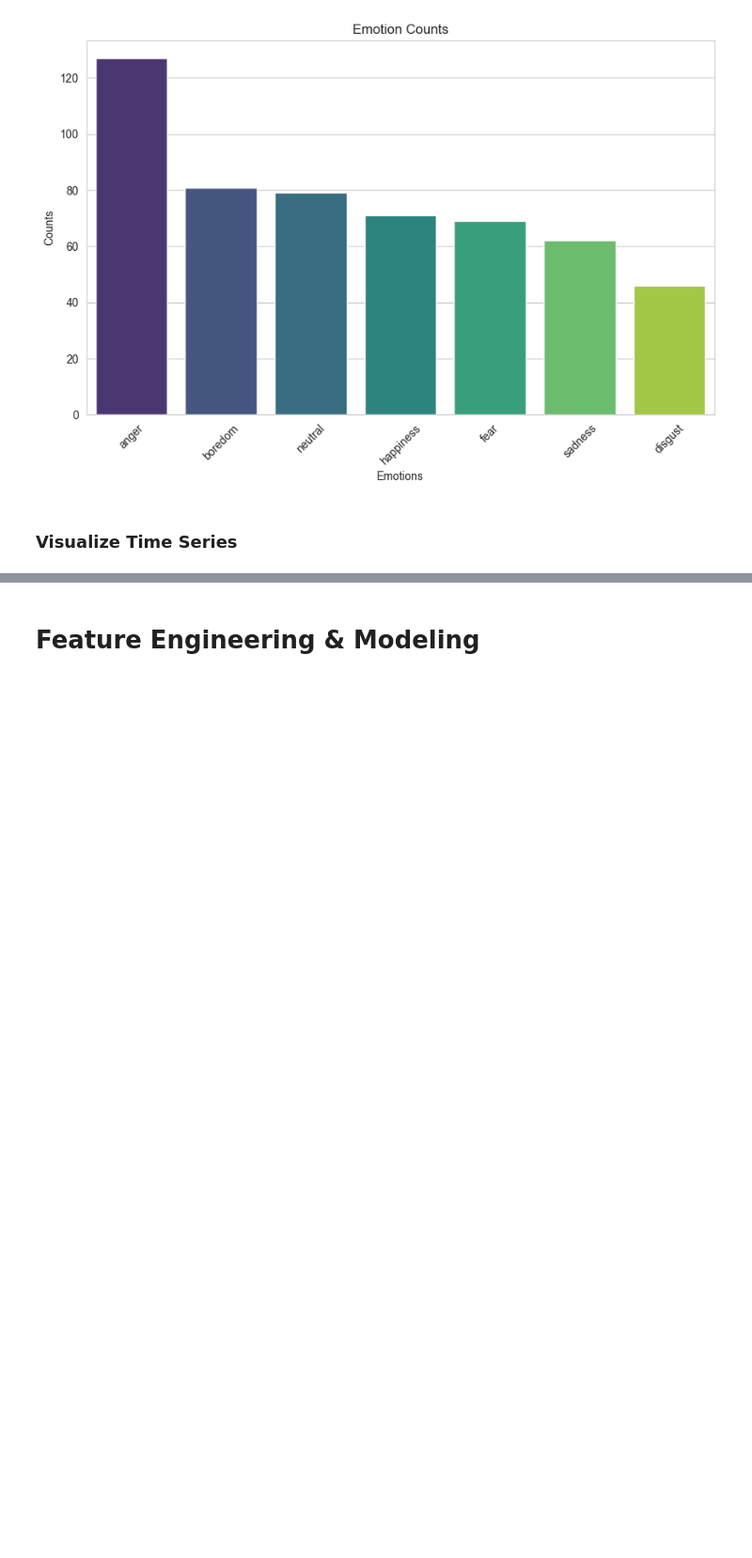
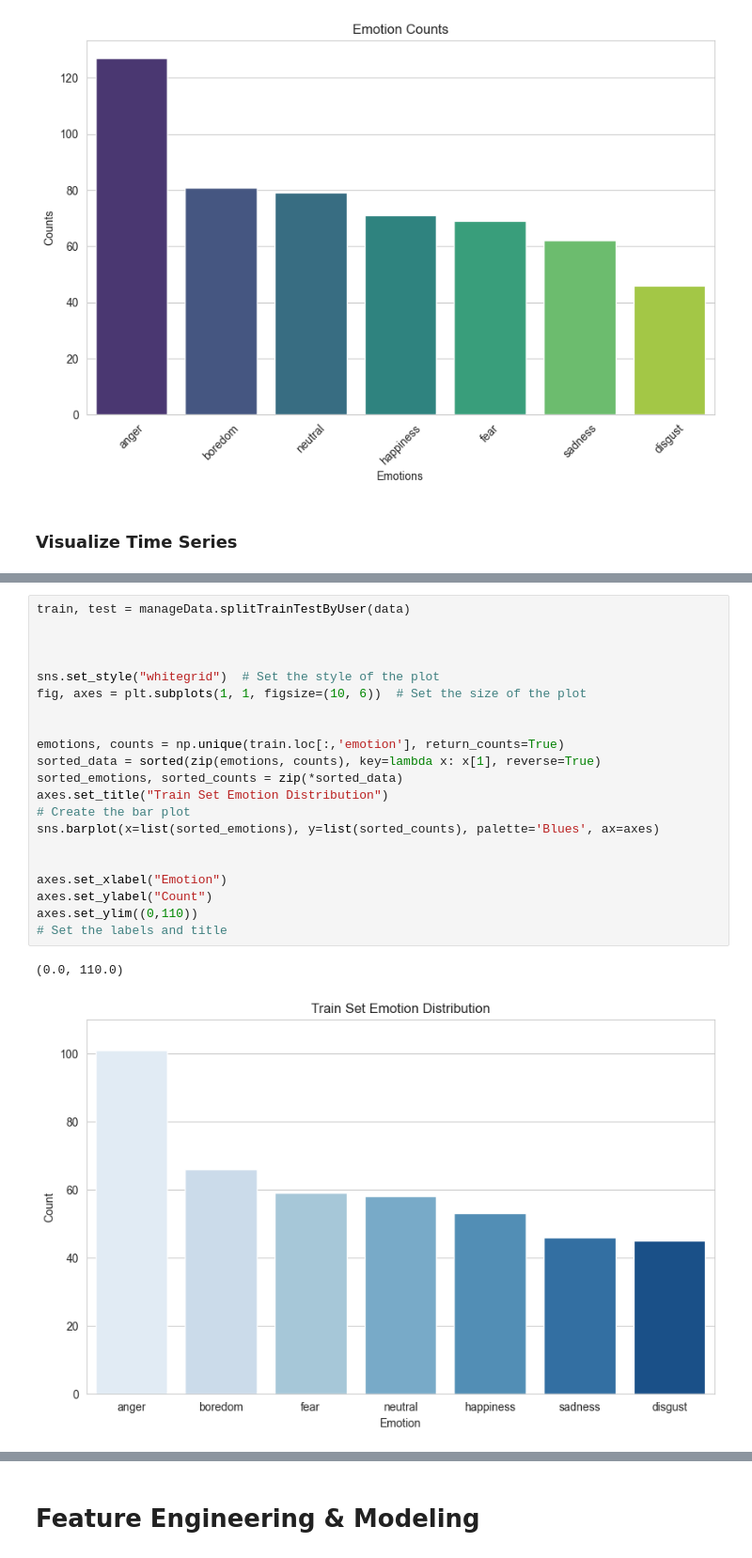
Before and after one commit to bonells96/speech_emotion_classification, a Jupyter notebook: Report_SER.ipynb, the cells around one changed output, grey strips where cells are left out. Shown at 94% size. Cells and saved outputs as stored; diff of their text form; blank space fills up the shorter version.

```diff
--- a/Report_SER.ipynb
+++ b/Report_SER.ipynb
@@ -162,0 +178,24 @@ train, test = splitTrainTestByUser(data)
+# %%
+train, test = manageData.splitTrainTestByUser(data)
+
+
+
+sns.set_style("whitegrid")  # Set the style of the plot
+fig, axes = plt.subplots(1, 1, figsize=(10, 6))  # Set the size of the plot
+
+
+emotions, counts = np.unique(train.loc[:,'emotion'], return_counts=True)
+sorted_data = sorted(zip(emotions, counts), key=lambda x: x[1], reverse=True)
+sorted_emotions, sorted_counts = zip(*sorted_data)
+axes.set_title("Train Set Emotion Distribution")
+# Create the bar plot
+sns.barplot(x=list(sorted_emotions), y=list(sorted_counts), palette='Blues', ax=axes)
+
+
+axes.set_xlabel("Emotion")
+axes.set_ylabel("Count")
+axes.set_ylim((0,110))
+# Set the labels and title
+# %% [output]
+(0.0, 110.0)
+[figure, added]
```
Also changed, not shown: parts of 24 cells of this notebook.
